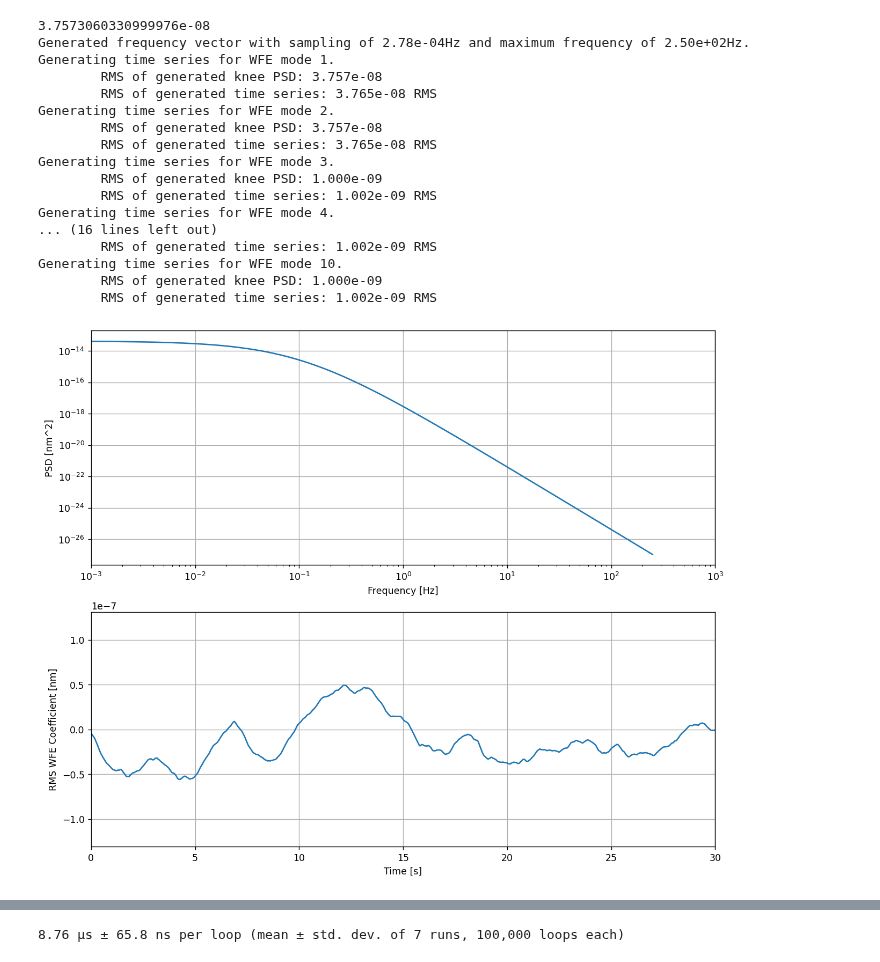
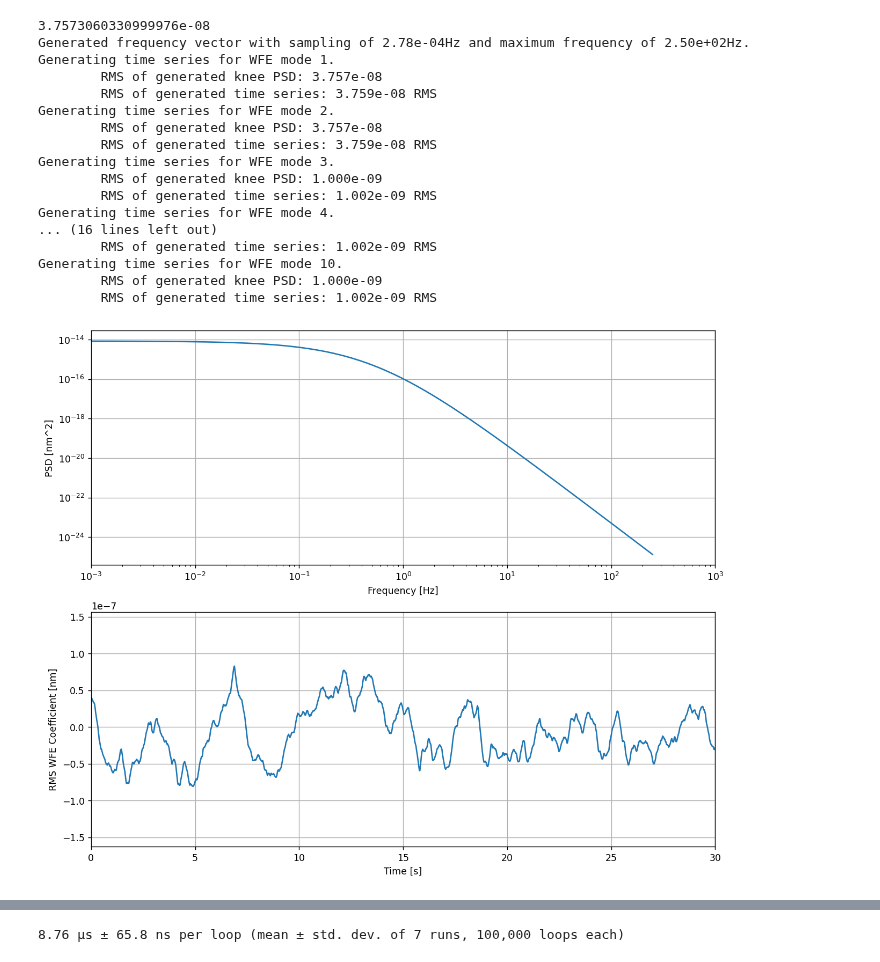
Before and after one commit to uasal/lina, a Jupyter notebook: notebooks/rt-sims/run_dynamic_opd.ipynb, the cells around one changed output, grey strips where cells are left out. Cells and saved outputs as stored; diff of their text form; code cells hidden in the pictures.

```diff
--- a/notebooks/rt-sims/run_dynamic_opd.ipynb
+++ b/notebooks/rt-sims/run_dynamic_opd.ipynb
@@ -57,7 +59,7 @@ tmax_for_psd = 3600
 
 los_jitter_mas = 10
 los_jitter_rms = utils.tt_as_to_rms(los_jitter_mas/1000, model_params["total_pupil_diam"])
-los_jitter_fknee = 0.1
+los_jitter_fknee = 0.5
 print(los_jitter_rms)
 
 z3_z10_amp_rms = 1e-9
@@ -83,7 +85,7 @@ seeds = 123 + np.linspace(0, N_wfe_modes-1, N_wfe_modes).astype(int)
 for i in range(N_wfe_modes):
 # for i in range(3):
     print(f'Generating time series for WFE mode {i+1}.')
-    psd = wfe.kneePSD(
+    psd = wfe.roll_psd(
         freqs,
         wfe_modes_rms[i],
         f_knees[i],
@@ -117,36 +119,36 @@ for i in range(N_wfe_modes):
         axs[0].loglog(np_freqs, np_psd)
         axs[0].set_xlim(0.001, 1000)
         axs[0].set_ylabel('PSD [nm^2]')
         axs[0].set_xlabel('Frequency [Hz]')
         axs[0].grid()
 
         axs[1].plot(np_times, np_time_series)
         axs[1].set_xlim(0, 30)
         # axs[1].set_ylim(series_ylims)
         axs[1].set_ylabel('RMS WFE Coefficient [nm]')
         axs[1].set_xlabel('Time [s]')
         axs[1].grid()
 
 np_wfe_time_series = ensure_np_array(wfe_time_series)
 # %% [output]
 3.7573060330999976e-08
 Generated frequency vector with sampling of 2.78e-04Hz and maximum frequency of 2.50e+02Hz.
 Generating time series for WFE mode 1.
         RMS of generated knee PSD: 3.757e-08
-        RMS of generated time series: 3.765e-08 RMS
+        RMS of generated time series: 3.759e-08 RMS
 Generating time series for WFE mode 2.
         RMS of generated knee PSD: 3.757e-08
-        RMS of generated time series: 3.765e-08 RMS
+        RMS of generated time series: 3.759e-08 RMS
 Generating time series for WFE mode 3.
         RMS of generated knee PSD: 1.000e-09
         RMS of generated time series: 1.002e-09 RMS
 Generating time series for WFE mode 4.
 ... (16 lines left out)
         RMS of generated time series: 1.002e-09 RMS
 Generating time series for WFE mode 10.
         RMS of generated knee PSD: 1.000e-09
         RMS of generated time series: 1.002e-09 RMS
-[figure, old version]
+[figure, new version]
 [figure]
 # %%
 %%timeit
```
Also changed, not shown: parts of 1 cell of this notebook, 5 other files.
